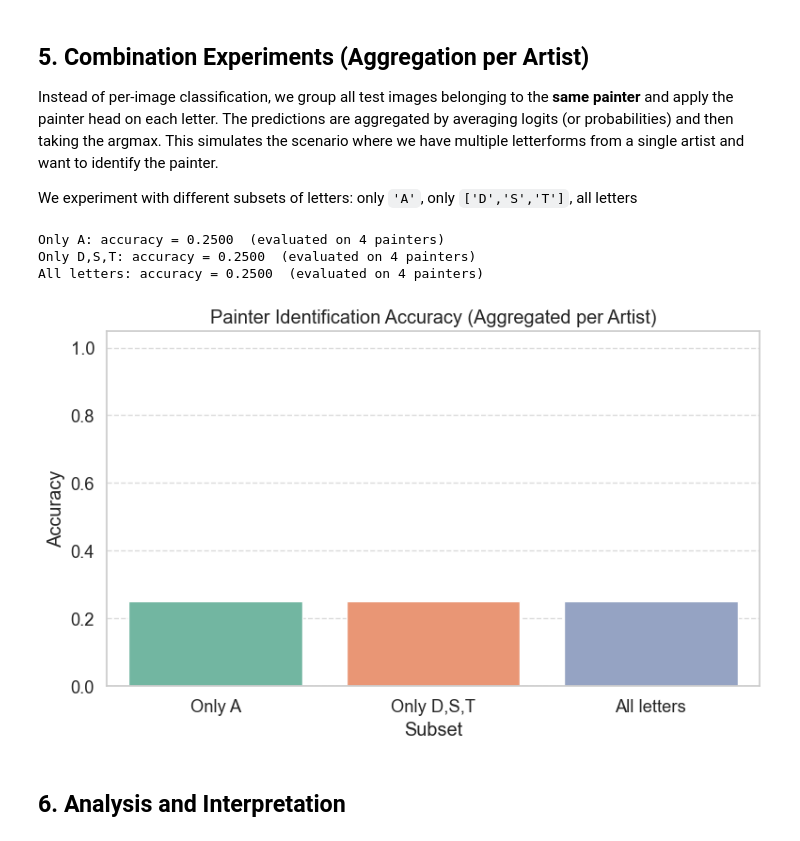
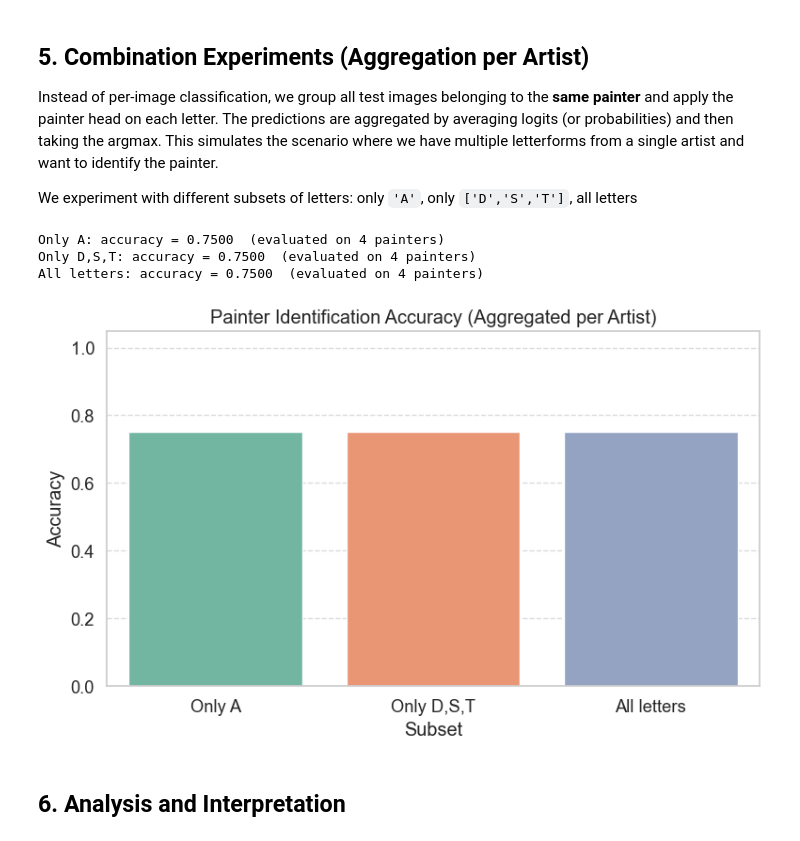
Before and after one commit to mariomine88/Unige_code, a Jupyter notebook: Master/First/CV/final poject/CV_final.ipynb, the cells around one changed output. Saved outputs shown, nothing was run; the diff lists cells and outputs as text; code cells hidden in the pictures.

```diff
--- a/Master/First/CV/final poject/CV_final.ipynb
+++ b/Master/First/CV/final poject/CV_final.ipynb
@@ -236,10 +237,24 @@ def histogram_equalization(gray_img):
     """Apply global histogram equalization to enhance contrast."""
     return cv2.equalizeHist(gray_img)
 
-def clahe_equalization(gray_img, clip_limit=2.0, tile_grid_size=(8,8)):
-    """Apply CLAHE (Contrast Limited Adaptive Histogram Equalization)."""
-    clahe = cv2.createCLAHE(clipLimit=clip_limit, tileGridSize=tile_grid_size)
-    return clahe.apply(gray_img)
+def sharpen_image(gray_img, strength=1.0):
+    """
+    Apply a sharpening kernel to enhance edges.
+    Kernel: [[0, -1, 0],
+             [-1, 5, -1],
+             [0, -1, 0]]
+    The `strength` parameter scales the added detail.
+    """
+    # Classic sharpen kernel
+    kernel = np.array([[0, -1, 0],
+                       [-1, 5, -1],
+                       [0, -1, 0]], dtype=np.float32)
+    # Adjust strength: interpolate between identity and sharpen
+    identity = np.array([[0, 0, 0],
+                         [0, 1, 0],
+                         [0, 0, 0]], dtype=np.float32)
+    kernel = identity + strength * (kernel - identity)
+    return cv2.filter2D(gray_img, -1, kernel)
 
 def resize_to_fixed(img, size=FIXED_SIZE):
     """
@@ -332,7 +347,7 @@ proj_dim   = 128         # embedding size produced by the CNN
 lamb       = 0.02        # SIGReg weight in JEPA loss
 lr         = 2e-3
 batch_size = 192
-epochs     = 10
+epochs     = 600
 num_workers= 0           # must be 0 on windows; set to 4 or more on Linux for speedup
 checkpoint_dir = Path('./checkpoints')
 checkpoint_dir.mkdir(exist_ok=True)
@@ -506,8 +536,8 @@ torch.manual_seed(0)
 # Create dataset objects.
 # Training uses multi-view (V>1) and applies data augmentation.
 train_ds = PainterMultiViewDataset(train_df, V=V, transform=multi_view_transform)
-# Test uses only a single view (V=1) and no augmentation.
-test_ds  = PainterMultiViewDataset(test_df,  V=1, transform=None)
+# Test uses only a single view (V=1) and light augmentation (resize + crop).
+test_ds  = PainterMultiViewDataset(test_df,  V=1, transform=light_transform)
 
 # Build DataLoaders.
 # Training loader shuffles and uses the configured batch size.
@@ -827,8 +857,17 @@ def aggregate_painter_prediction(subset_letters, use_prob=True):
 
             imgs = []
             for p in paths:
-                img = Image.open(p).convert('L')
+                # Use the same full preprocessing: grayscale -> sharpen -> equalize -> PIL
+                gray = cv2.imread(str(p), cv2.IMREAD_GRAYSCALE)
+                if gray is None:
+                    print(f"Warning: could not read {p}, skipping.")
+                    continue
+                gray = sharpen_image(gray, strength=1.0)
+                gray = histogram_equalization(gray)
+                img = Image.fromarray(gray, mode='L')
                 imgs.append(light_transform(img).unsqueeze(0))
+            if not imgs:
+                continue
             batch = torch.cat(imgs, dim=0).to(device)
 
             with autocast(device_type=dev_type, dtype=torch.bfloat16, enabled=amp_enabled):
@@ -858,37 +897,37 @@ def aggregate_painter_prediction(subset_letters, use_prob=True):
 # -----------------------------------------------
 # --- FIX: derive subsets from letter_names so case always matches ---------
 subset_configs = {
     'Only A':      [l for l in letter_names if l.lower() == 'a'],
     'Only D,S,T':  [l for l in letter_names if l.lower() in ('d', 's', 't')],
     'All letters': letter_names,
 }
 # --------------------------------------------------------------------------
 
 agg_results = {}
 for name, letters_subset in subset_configs.items():
     acc, n_painters = aggregate_painter_prediction(letters_subset, use_prob=True)
     agg_results[name] = {'Accuracy': acc, 'NumPainters': n_painters}
     print(f"{name}: accuracy = {acc:.4f}  (evaluated on {n_painters} painters)")
 
 agg_df = pd.DataFrame([
     {'Subset': k, 'Accuracy': v['Accuracy']}
     for k, v in agg_results.items()
 ])
 
 plt.figure(figsize=(8, 5))
 sns.barplot(data=agg_df, x='Subset', y='Accuracy',
             hue='Subset', palette='Set2', legend=False)
 plt.title('Painter Identification Accuracy (Aggregated per Artist)')
 plt.ylabel('Accuracy')
 plt.ylim(0, 1.05)
 plt.grid(axis='y', linestyle='--', alpha=0.7)
 plt.tight_layout()
 plt.show()
 # %% [output]
-Only A: accuracy = 0.2500  (evaluated on 4 painters)
-Only D,S,T: accuracy = 0.2500  (evaluated on 4 painters)
-All letters: accuracy = 0.2500  (evaluated on 4 painters)
+Only A: accuracy = 0.7500  (evaluated on 4 painters)
+Only D,S,T: accuracy = 0.7500  (evaluated on 4 painters)
+All letters: accuracy = 0.7500  (evaluated on 4 painters)
-[figure, old version]
+[figure, new version]
 # %% [markdown]
 ## 6. Analysis and Interpretation
 # %% [markdown]
```
Also changed, not shown: parts of 15 cells of this notebook.
